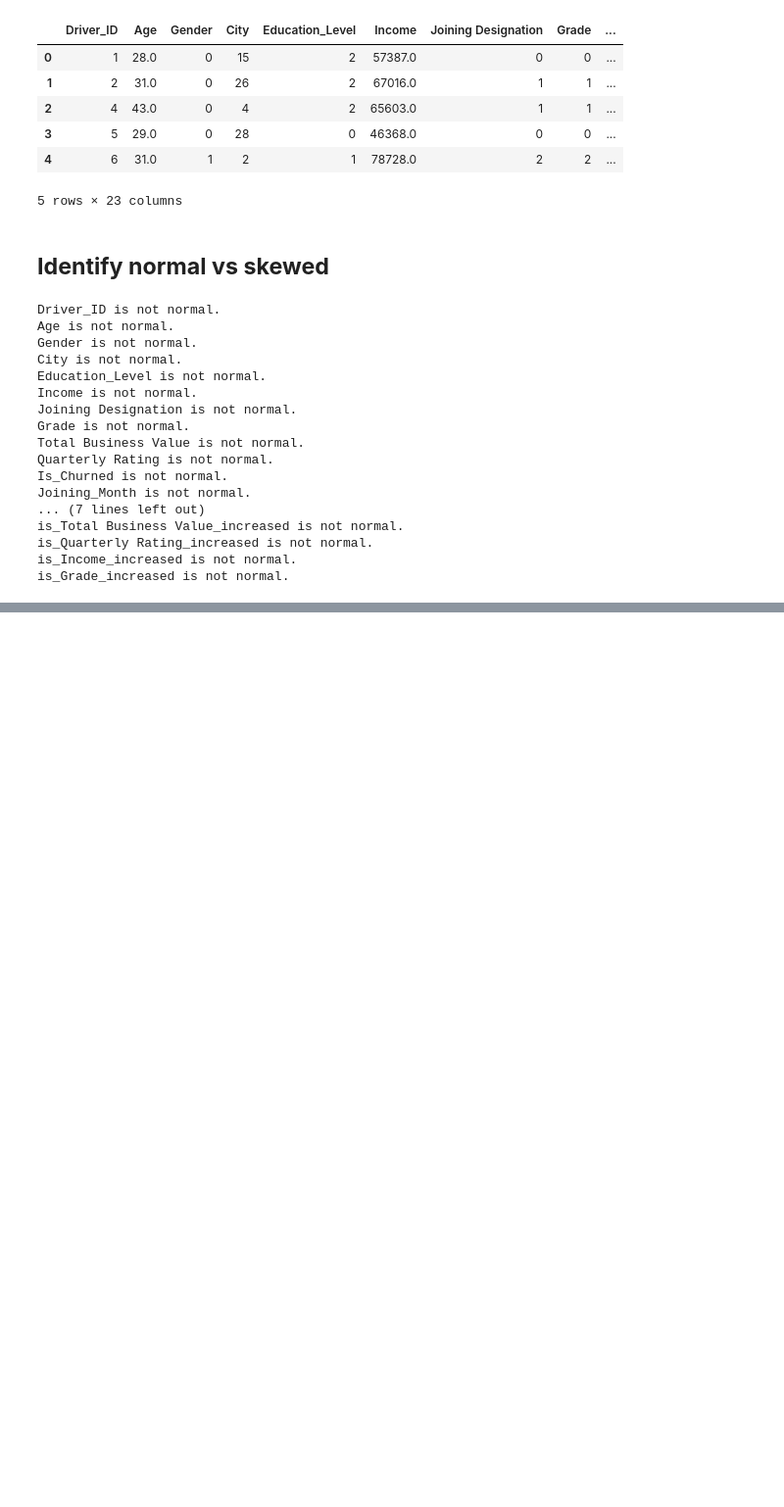
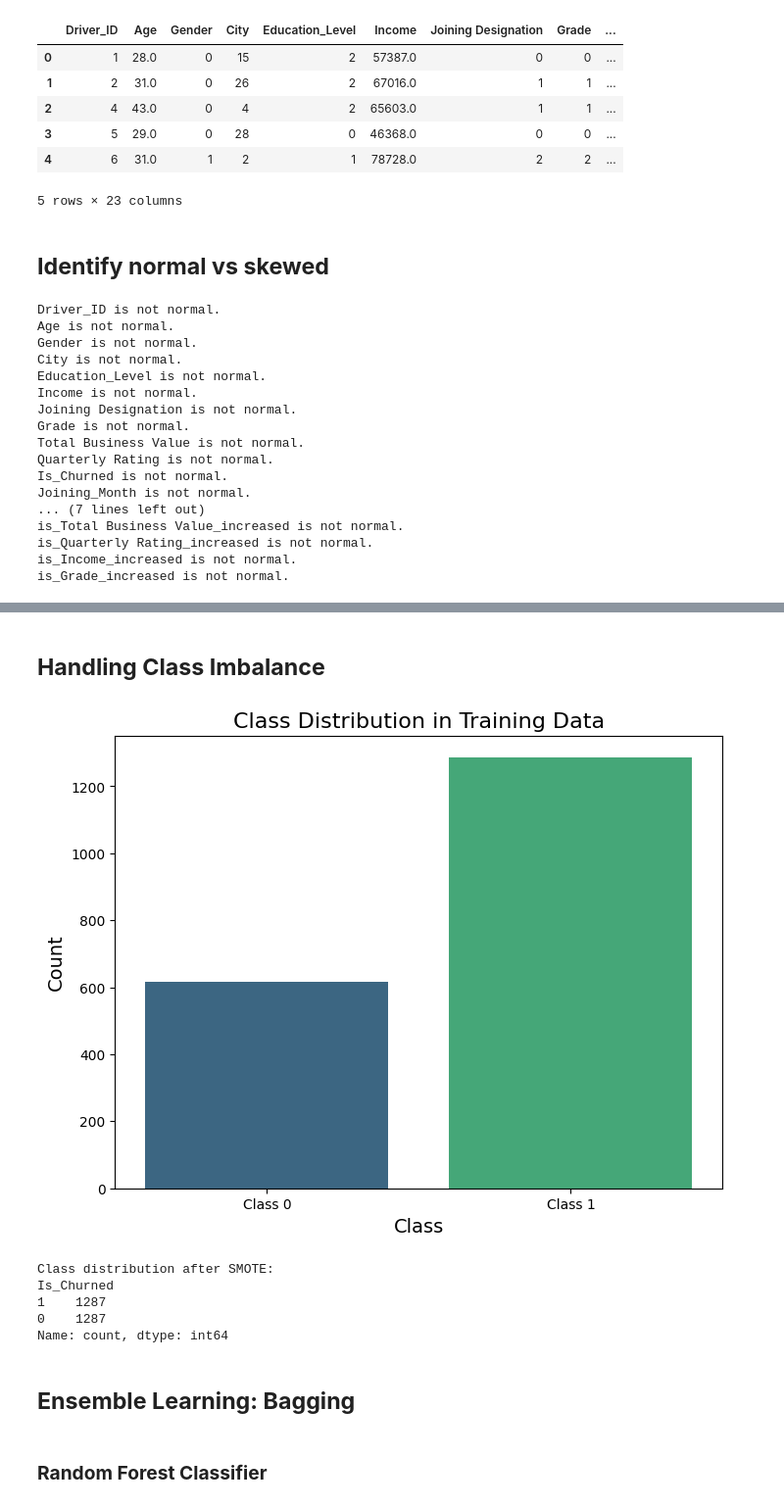
Before and after one commit to piyush1856/Business-Case-OLA-Ensemble-Learning, a Jupyter notebook: Business_Case_OLA_Ensemble_Learning.ipynb, the cells around one changed output, grey strips where cells are left out. Shown at 98% size. Cells and saved outputs as stored; diff of their text form; code cells hidden in the pictures; blank space fills up the shorter version.

Commit message:
Ensemble Learning: Bagging

```diff
--- a/Business_Case_OLA_Ensemble_Learning.ipynb
+++ b/Business_Case_OLA_Ensemble_Learning.ipynb
@@ -1127,0 +1137,11 @@ is_Grade_increased is not normal.
+# %%
+# Define features (X) and target (y)
+X = final_aggregated_data.drop(columns=['Driver_ID', 'Is_Churned'])  # Dropping 'Driver_ID' and target column
+y = final_aggregated_data['Is_Churned']  # Target variable
+
+# Split the data into training and testing sets (75% train, 25% test)
+X_train, X_test, y_train, y_test = train_test_split(X, y, test_size=0.2, random_state=7)
+
+# Show the shape of the resulting datasets
+print(f"Training data shape: X_train = {X_train.shape}, y_train = {y_train.shape}")
+print(f"Test data shape: X_test = {X_test.shape}, y_test = {y_test.shape}")
@@ -1127,0 +1178,36 @@ is_Grade_increased is not normal.
+# %% [markdown]
+## **Handling Class Imbalance**
+# %%
+# Count the instances of each class
+class_counts = y_train.value_counts()
+
+# Plot the class distribution
+plt.figure(figsize=(8, 6))
+sns.barplot(x=class_counts.index, y=class_counts.values, palette='viridis')
+plt.title("Class Distribution in Training Data", fontsize=16)
+plt.xlabel("Class", fontsize=14)
+plt.ylabel("Count", fontsize=14)
+plt.xticks([0, 1], ['Class 0', 'Class 1'])
+plt.show()
+# %% [output]
+[figure, added]
+# %%
+# Initialize SMOTE
+smote = SMOTE(random_state=1)
+
+# Apply SMOTE only to the training data
+X_train_scaled_df, y_train = smote.fit_resample(X_train_scaled_df, y_train)
+
+# Check the class distribution after SMOTE
+print("Class distribution after SMOTE:")
+print(y_train.value_counts())
+# %% [output]
+Class distribution after SMOTE:
+Is_Churned
+1    1287
+0    1287
+Name: count, dtype: int64
+# %% [markdown]
+## **Ensemble Learning: Bagging**
+# %% [markdown]
+### **Random Forest Classifier**
```
Also changed, not shown: parts of 20 cells of this notebook.
